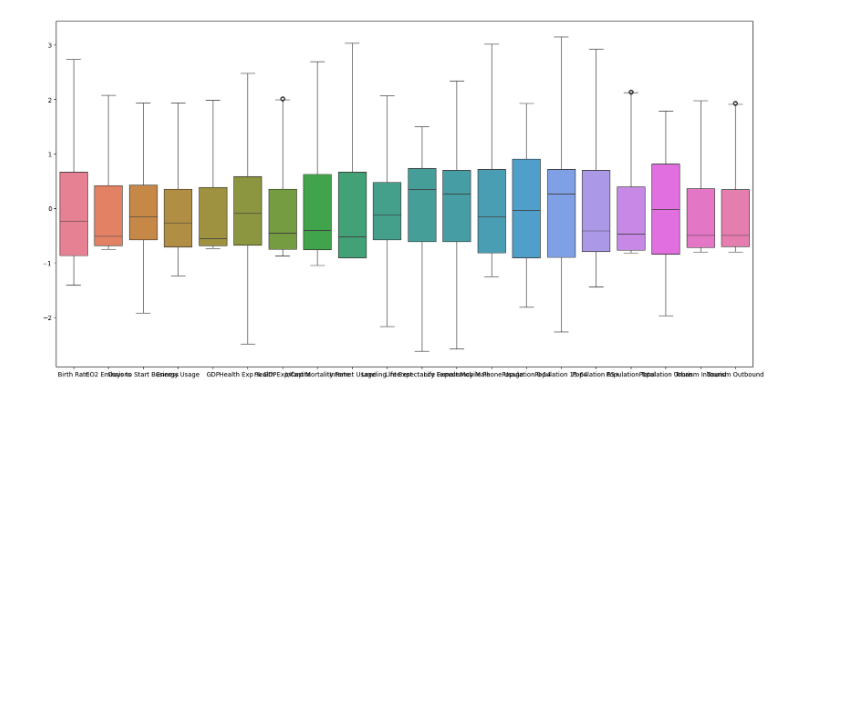
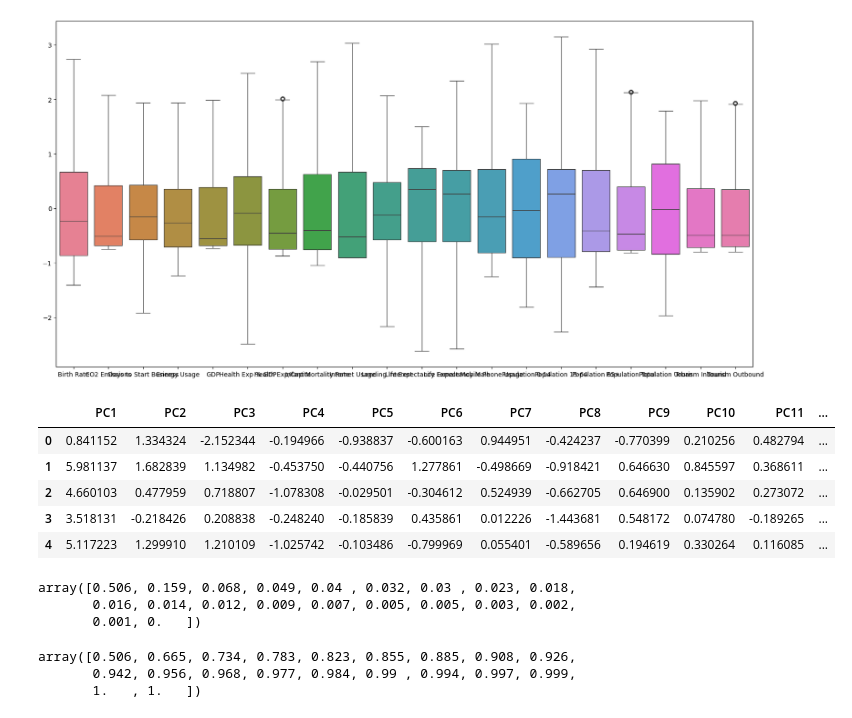
Before and after one commit to rioo09/Country-Classification-Project, a Jupyter notebook: P-651.ipynb, the cells around one changed output. Drawn from its saved outputs; the diff is of its cells as text; code cells hidden in the pictures; blank space fills up the shorter version.

```diff
--- a/P-651.ipynb
+++ b/P-651.ipynb
@@ -332,0 +337,26 @@ sns.boxplot(df_scaled)
+# %%
+col = []
+for i in range(1,21):
+    col.append('PC'+str(i))  #Create Column Names For PCA Components
+df_pca = pd.DataFrame(pcomp, columns=col) #Convert PCA Components Into DataFrame With Column Names
+df_pca.head()
+# %% [output]
+|  | PC1 | PC2 | PC3 | PC4 | PC5 | PC6 | PC7 | PC8 | PC9 | PC10 | PC11 | ... |
+| 0 | 0.841152 | 1.334324 | -2.152344 | -0.194966 | -0.938837 | -0.600163 | 0.944951 | -0.424237 | -0.770399 | 0.210256 | 0.482794 | ... |
+| 1 | 5.981137 | 1.682839 | 1.134982 | -0.453750 | -0.440756 | 1.277861 | -0.498669 | -0.918421 | 0.646630 | 0.845597 | 0.368611 | ... |
+| 2 | 4.660103 | 0.477959 | 0.718807 | -1.078308 | -0.029501 | -0.304612 | 0.524939 | -0.662705 | 0.646900 | 0.135902 | 0.273072 | ... |
+| 3 | 3.518131 | -0.218426 | 0.208838 | -0.248240 | -0.185839 | 0.435861 | 0.012226 | -1.443681 | 0.548172 | 0.074780 | -0.189265 | ... |
+| 4 | 5.117223 | 1.299910 | 1.210109 | -1.025742 | -0.103486 | -0.799969 | 0.055401 | -0.589656 | 0.194619 | 0.330264 | 0.116085 | ... |
+# %%
+exl_var = pca.explained_variance_ratio_  #Calculate Explained Variance Ratio For Each PCA Component
+np.round(exl_var, 3)
+# %% [output]
+array([0.506, 0.159, 0.068, 0.049, 0.04 , 0.032, 0.03 , 0.023, 0.018,
+       0.016, 0.014, 0.012, 0.009, 0.007, 0.005, 0.005, 0.003, 0.002,
+       0.001, 0.   ])
+# %%
+np.cumsum(exl_var).round(3)  #cululative sum of explained variance ratio
+# %% [output]
+array([0.506, 0.665, 0.734, 0.783, 0.823, 0.855, 0.885, 0.908, 0.926,
+       0.942, 0.956, 0.968, 0.977, 0.984, 0.99 , 0.994, 0.997, 0.999,
+       1.   , 1.   ])
```
Also changed, not shown: parts of 6 cells of this notebook.
